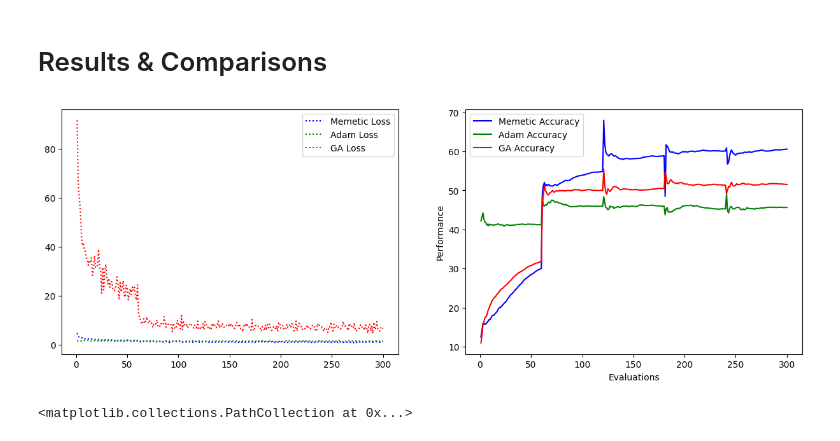
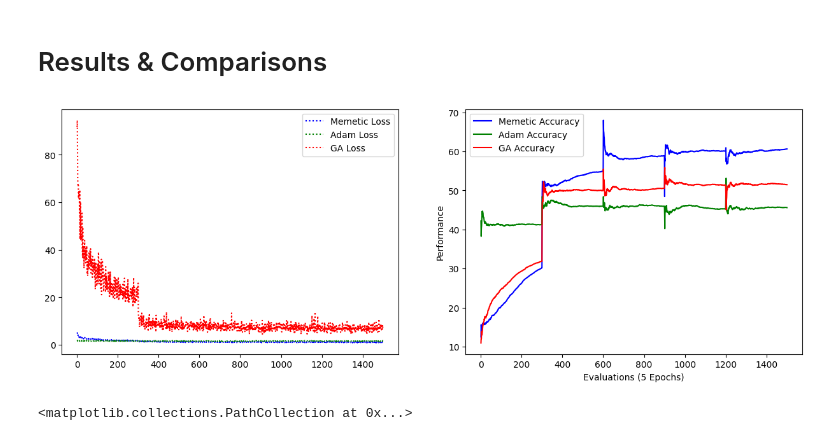
Before and after one commit to ali-shihab/metaheuristic-swarm-optimiser, a Jupyter notebook: ci_cw_final.ipynb, the cells around one changed output. Drawn from its saved outputs; the diff is of its cells as text; code cells hidden in the pictures.

```diff
--- a/ci_cw_final.ipynb
+++ b/ci_cw_final.ipynb
@@ -83,15 +83,7 @@ def train_transform(data, mean, std):
                                 transforms.RandomGrayscale(0.25),
                                 transforms.RandomCrop(32, padding=4)
                                  ])
-
-  fred_transform = transforms.Compose([
-
-                                transforms.RandomHorizontalFlip(),
-                                transforms.RandomRotation(10),
-                                torchvision.transforms.RandomCrop(
-                                    32, padding=4, padding_mode='reflect'),
-                            ])
-  return fred_transform(data)
+  return transform(data)
 
 # define normalisation
 def normalize(data, mean, std):
@@ -1568,36 +1564,36 @@ plt.show()
 # %%
 final_fig = plt.figure(figsize=(15,5))
 
 # First subplot
 loss_plot_final = final_fig.add_subplot(121)
 
 # Second subplot
 acc_plot_final = final_fig.add_subplot(122)
 
 # Example data
-epochs = list(range(1, 301))  # Replace with your actual x-axis values
+epochs = list(range(1, 1501))  # Replace with your actual x-axis values
 
 # Plotting
-acc_plot_final.plot(epochs, memetic_accuracy[::5], color='blue', linestyle='-', label='Memetic Accuracy')
-acc_plot_final.plot(epochs, adam_retrain_accuracy[::5], color='green', linestyle='-', label='Adam Accuracy')
-loss_plot_final.plot(epochs, memetic_loss[::5], color='blue', linestyle=':', label='Memetic Loss')
-loss_plot_final.plot(epochs, adam_retrain_loss[::5], color='green', linestyle=':', label='Adam Loss')
-acc_plot_final.plot(epochs, ga_accuracy[::5], color='red', linestyle='-', label='GA Accuracy')
-loss_plot_final.plot(epochs, ga_loss[::5], color='red', linestyle=':', label='GA Loss')
+acc_plot_final.plot(epochs, memetic_accuracy[::], color='blue', linestyle='-', label='Memetic Accuracy')
+acc_plot_final.plot(epochs, adam_retrain_accuracy[::], color='green', linestyle='-', label='Adam Accuracy')
+loss_plot_final.plot(epochs, memetic_loss[::], color='blue', linestyle=':', label='Memetic Loss')
+loss_plot_final.plot(epochs, adam_retrain_loss[::], color='green', linestyle=':', label='Adam Loss')
+acc_plot_final.plot(epochs, ga_accuracy[::], color='red', linestyle='-', label='GA Accuracy')
+loss_plot_final.plot(epochs, ga_loss[::], color='red', linestyle=':', label='GA Loss')
 
 
 # Labeling Axes
-plt.xlabel('Evaluations')
+plt.xlabel('Evaluations (5 Epochs)')
 plt.ylabel('Performance')
 
 # Adding a Legend
 acc_plot_final.legend()
 loss_plot_final.legend()
 
 # Show the plot
 plt.show()
 # %% [output]
-[figure, old version]
+[figure, new version]
 # %%
 # %% [output]
 <matplotlib.collections.PathCollection at 0x...>
```
Also changed, not shown: parts of 1 cell of this notebook, 3 other files.
